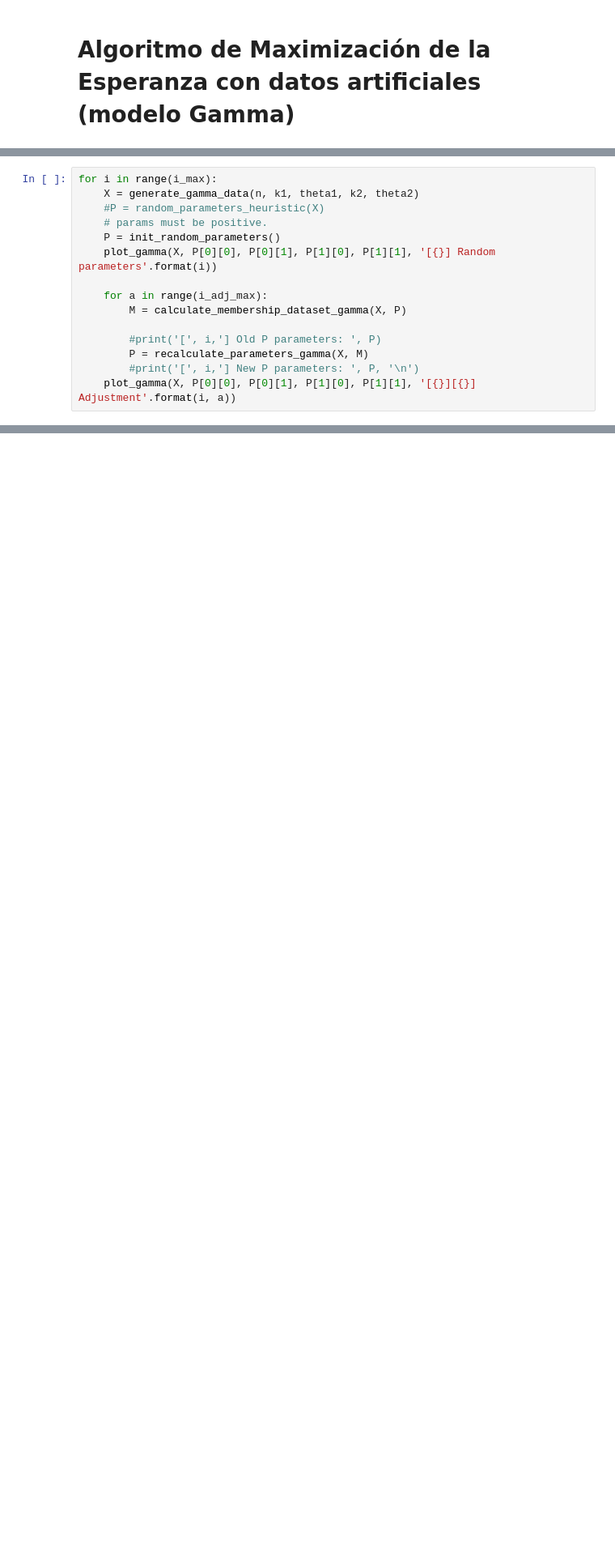
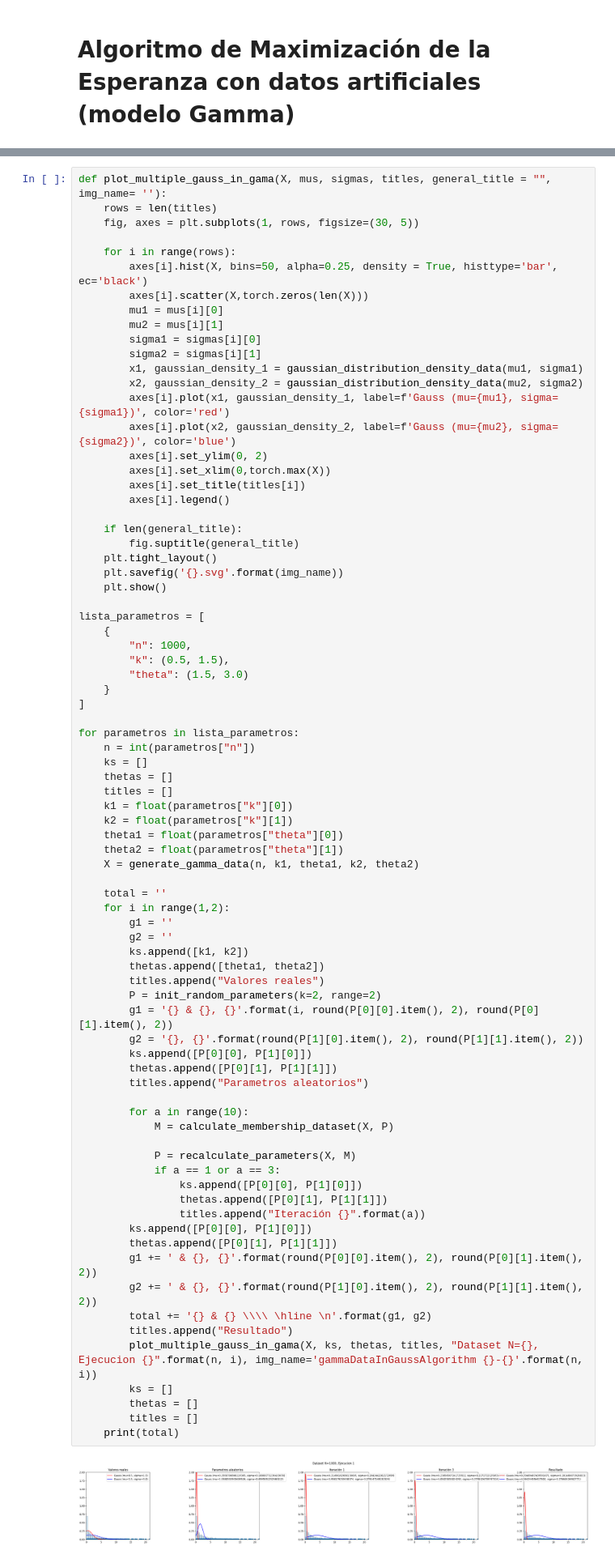
Before and after one commit to BRJMM/AprendizajeAutomatico, a Jupyter notebook: TrabajoPractico0/Trabajo_práctico_0_Algoritmo_de_Maximización_de_la_Esperanza.ipynb, the cells around one changed output, grey strips where cells are left out. Shown at 81% size. Cells and saved outputs as stored; diff of their text form; blank space fills up the shorter version.

```diff
--- a/TrabajoPractico0/Trabajo_práctico_0_Algoritmo_de_Maximización_de_la_Esperanza.ipynb
+++ b/TrabajoPractico0/Trabajo_práctico_0_Algoritmo_de_Maximización_de_la_Esperanza.ipynb
@@ -737,15 +750,0 @@ New P parameters:  tensor([[0.3954, 0.3900],
-# %%
-for i in range(i_max):
-    X = generate_gamma_data(n, k1, theta1, k2, theta2)
-    #P = random_parameters_heuristic(X)
-    # params must be positive.
-    P = init_random_parameters()
-    plot_gamma(X, P[0][0], P[0][1], P[1][0], P[1][1], '[{}] Random parameters'.format(i))
-
-    for a in range(i_adj_max):
-        M = calculate_membership_dataset_gamma(X, P)
-
-        #print('[', i,'] Old P parameters: ', P)
-        P = recalculate_parameters_gamma(X, M)
-        #print('[', i,'] New P parameters: ', P, '\n')
-    plot_gamma(X, P[0][0], P[0][1], P[1][0], P[1][1], '[{}][{}] Adjustment'.format(i, a))
@@ -762,0 +857,81 @@ for i in range(i_max):
+# %%
+def plot_multiple_gauss_in_gama(X, mus, sigmas, titles, general_title = "", img_name= ''):
+    rows = len(titles)
+    fig, axes = plt.subplots(1, rows, figsize=(30, 5))
+
+    for i in range(rows):
+        axes[i].hist(X, bins=50, alpha=0.25, density = True, histtype='bar', ec='black')
+        axes[i].scatter(X,torch.zeros(len(X)))
+        mu1 = mus[i][0]
+        mu2 = mus[i][1]
+        sigma1 = sigmas[i][0]
+        sigma2 = sigmas[i][1]
+        x1, gaussian_density_1 = gaussian_distribution_density_data(mu1, sigma1)
+        x2, gaussian_density_2 = gaussian_distribution_density_data(mu2, sigma2)
+        axes[i].plot(x1, gaussian_density_1, label=f'Gauss (mu={mu1}, sigma={sigma1})', color='red')
+        axes[i].plot(x2, gaussian_density_2, label=f'Gauss (mu={mu2}, sigma={sigma2})', color='blue')
+        axes[i].set_ylim(0, 2)
+        axes[i].set_xlim(0,torch.max(X))
+        axes[i].set_title(titles[i])
+        axes[i].legend()
+
+    if len(general_title):
+        fig.suptitle(general_title)
+    plt.tight_layout()
+    plt.savefig('{}.svg'.format(img_name))
+    plt.show()
+
+lista_parametros = [
+    {
+        "n": 1000,
+        "k": (0.5, 1.5),
+        "theta": (1.5, 3.0)
+    }
+]
+
+for parametros in lista_parametros:
+    n = int(parametros["n"])
+    ks = []
+    thetas = []
+    titles = []
+    k1 = float(parametros["k"][0])
+    k2 = float(parametros["k"][1])
+    theta1 = float(parametros["theta"][0])
+    theta2 = float(parametros["theta"][1])
+    X = generate_gamma_data(n, k1, theta1, k2, theta2)
+
+    total = ''
+    for i in range(1,2):
+        g1 = ''
+        g2 = ''
+        ks.append([k1, k2])
+        thetas.append([theta1, theta2])
+        titles.append("Valores reales")
+        P = init_random_parameters(k=2, range=2)
+        g1 = '{} & {}, {}'.format(i, round(P[0][0].item(), 2), round(P[0][1].item(), 2))
+        g2 = '{}, {}'.format(round(P[1][0].item(), 2), round(P[1][1].item(), 2))
+        ks.append([P[0][0], P[1][0]])
+        thetas.append([P[0][1], P[1][1]])
+        titles.append("Parametros aleatorios")
+
+        for a in range(10):
+            M = calculate_membership_dataset(X, P)
+
+            P = recalculate_parameters(X, M)
+            if a == 1 or a == 3:
+                ks.append([P[0][0], P[1][0]])
+                thetas.append([P[0][1], P[1][1]])
+                titles.append("Iteración {}".format(a))
+        ks.append([P[0][0], P[1][0]])
+        thetas.append([P[0][1], P[1][1]])
+        g1 += ' & {}, {}'.format(round(P[0][0].item(), 2), round(P[0][1].item(), 2))
+        g2 += ' & {}, {}'.format(round(P[1][0].item(), 2), round(P[1][1].item(), 2))
+        total += '{} & {} \\\\ \hline \n'.format(g1, g2)
+        titles.append("Resultado")
+        plot_multiple_gauss_in_gama(X, ks, thetas, titles, "Dataset N={}, Ejecucion {}".format(n, i), img_name='gammaDataInGaussAlgorithm {}-{}'.format(n, i))
+        ks = []
+        thetas = []
+        titles = []
+    print(total)
+# %% [output]
+[figure, added]
```
Also changed, not shown: parts of 16 cells of this notebook.
